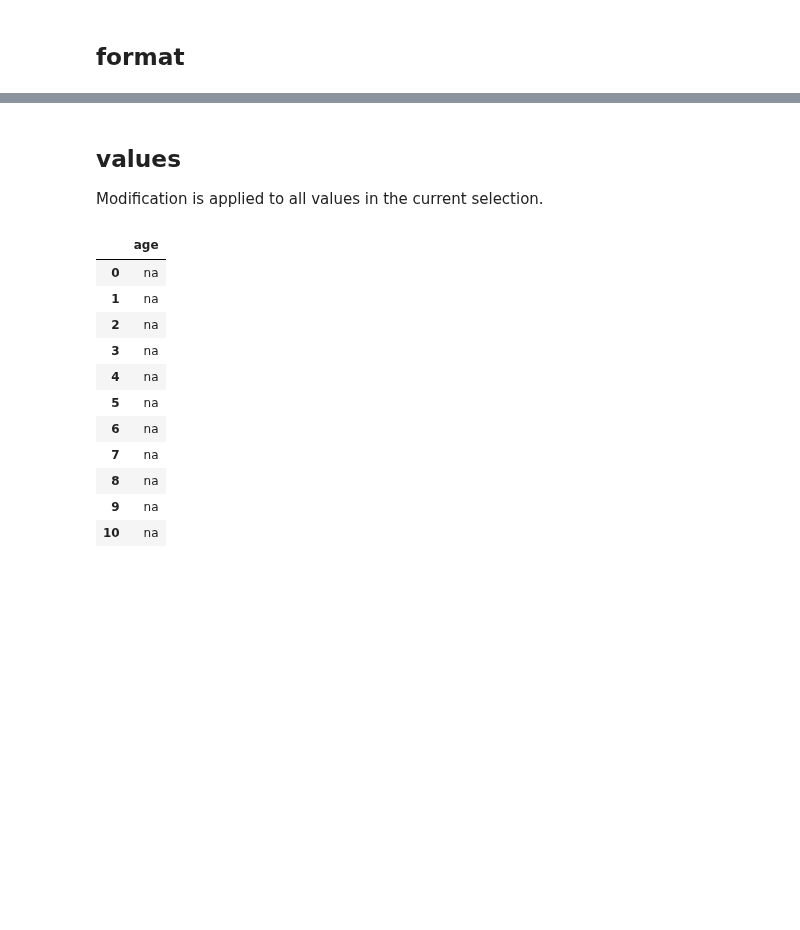
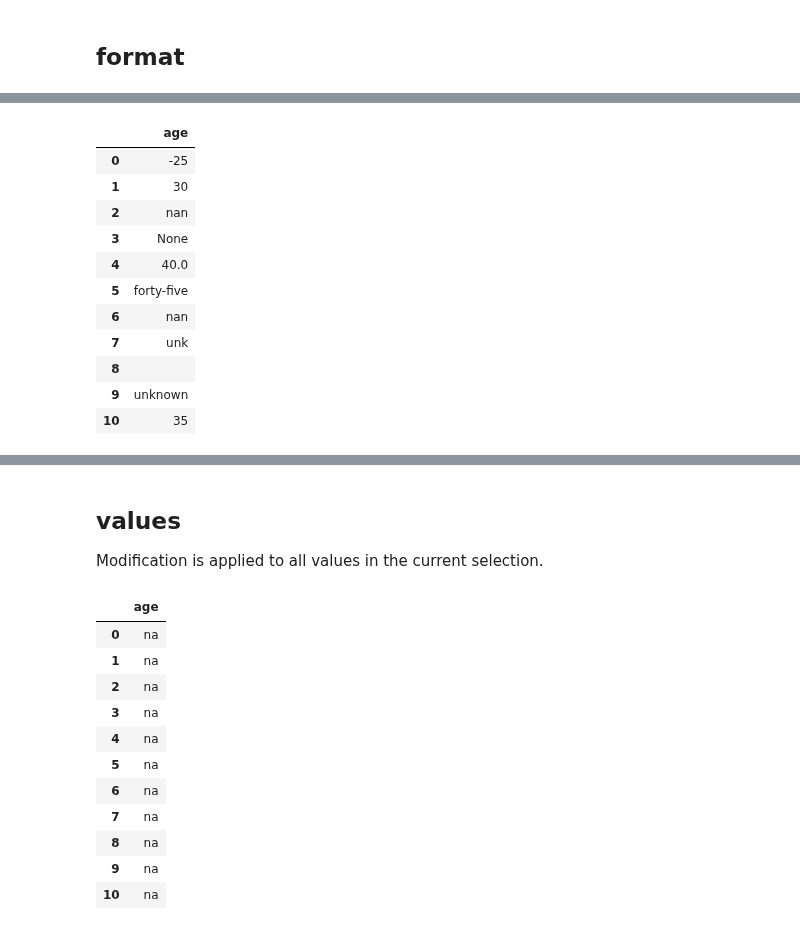
Before and after one commit to MartinVoelkl94/qplib_dev, a Jupyter notebook: interactive_demo.ipynb, the cells around one changed output, grey strips where cells are left out. Cells and saved outputs as stored; diff of their text form; code cells hidden in the pictures; blank space fills up the shorter version.

```diff
--- a/interactive_demo.ipynb
+++ b/interactive_demo.ipynb
@@ -625,3 +672,19 @@ df.q('%%each is na;  $bg=orange')
 | 8 | 30003 | IVY GREEN | 1955-Jan-09 |  | None | -10 | 130lbs |  | 95 | ... |
 | 9 | 30004 | JAck Williams | 1950 Sep 10 | unknown | Mal |  | 82 | 130 | 0 | ... |
 | 10 | 30005 | john Doe | 1945 October 11 | 35 | female | 200 | -65 | 45 | NaN | ... |
+# %%
+#change alignement:
+df.q(r'age %%!is int;  $align=left  %%is any;')
+# %% [output]
+|  | age |
+| 0 | -25 |
+| 1 | 30 |
+| 2 | nan |
+| 3 | None |
+| 4 | 40.0 |
+| 5 | forty-five |
+| 6 | nan |
+| 7 | unk |
+| 8 |  |
+| 9 | unknown |
+| 10 | 35 |
```
Also changed, not shown: parts of 26 cells of this notebook, 1 other file.
